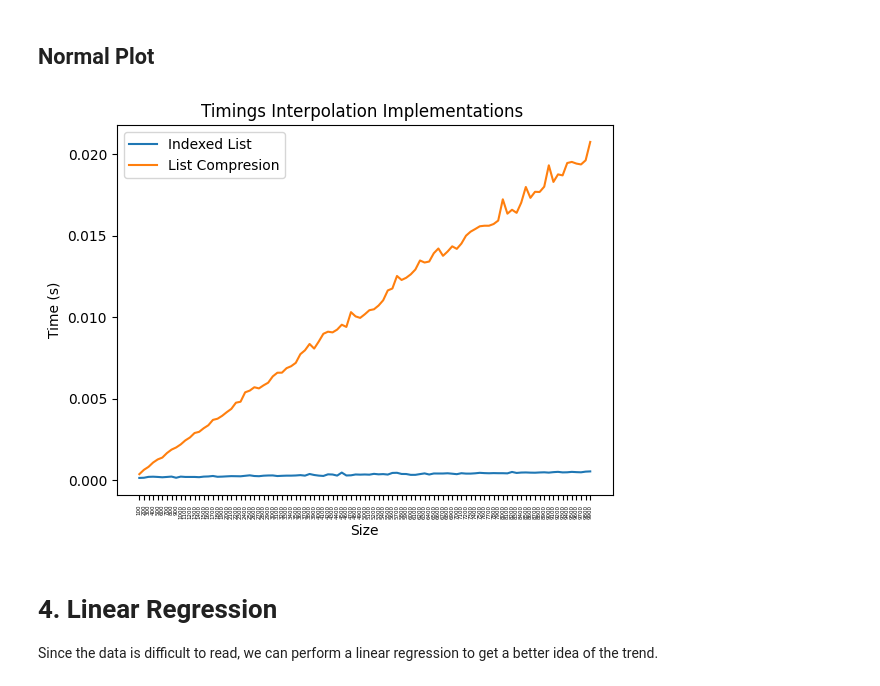
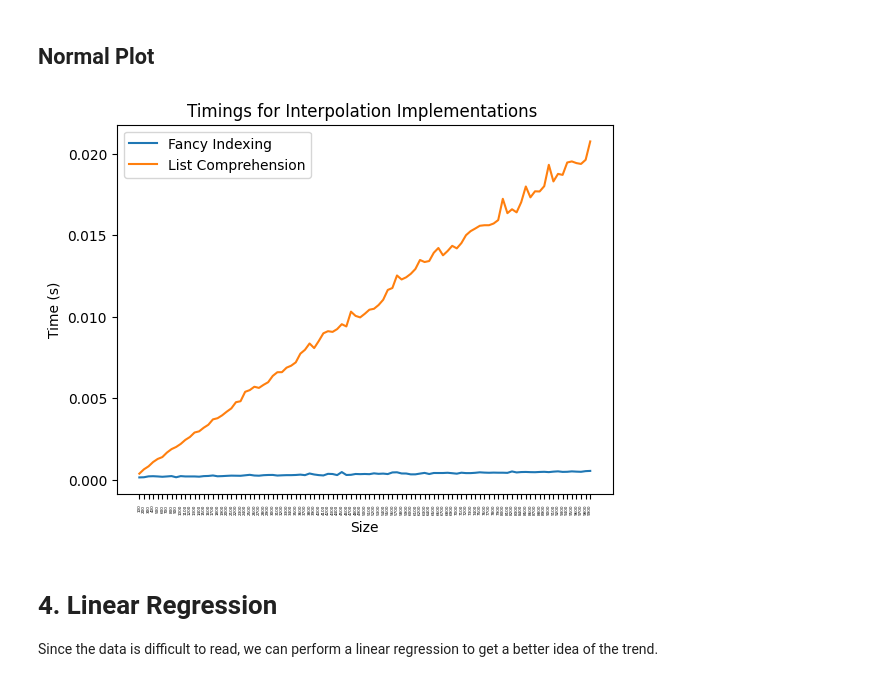
Before and after one commit to fbpazos/Trabajo-Fin-Master, a Jupyter notebook: Python_BNumMet/Demos/Timings/Interpolation_Timings_Analysis.ipynb, the cells around one changed output. Cells and saved outputs as stored; diff of their text form; code cells hidden in the pictures.

```diff
--- a/Python_BNumMet/Demos/Timings/Interpolation_Timings_Analysis.ipynb
+++ b/Python_BNumMet/Demos/Timings/Interpolation_Timings_Analysis.ipynb
@@ -38,21 +38,26 @@ df
 # %%
 # Plot the results using matplotlib
 plt.figure()
 for mode in results.keys():
-    plt.plot(df.index, df[mode], "-", label=mode)
-plt.title(f"Timings Interpolation Implementations ")
+    plt.plot(df.index, df[mode], "-")
+plt.title(f"Timings for Interpolation Implementations ")
 plt.xlabel("Size")
 plt.ylabel("Time (s)")
-plt.legend()
+plt.legend(
+    [
+        "Fancy Indexing",
+        "List Comprehension",
+    ]
+)
 # Rotate the xticks
 plt.xticks(rotation=90)
 # Smaller font on the xticks
-plt.xticks(fontsize=4)
+plt.xticks(fontsize=3)
 
 # Save figure high resolution
-plt.savefig("./Results/Interpolation/Interpolation_Timings.png", dpi=1000)
+plt.savefig("./Results/Interpolation/Interpolation Timings.png", dpi=300)
 # %% [output]
-[figure, old version]
+[figure, new version]
 # %% [markdown]
 # 4. Linear Regression
 Since the data is difficult to read, we can perform a linear regression to get a better idea of the trend.
```
Also changed, not shown: 57 other files.
